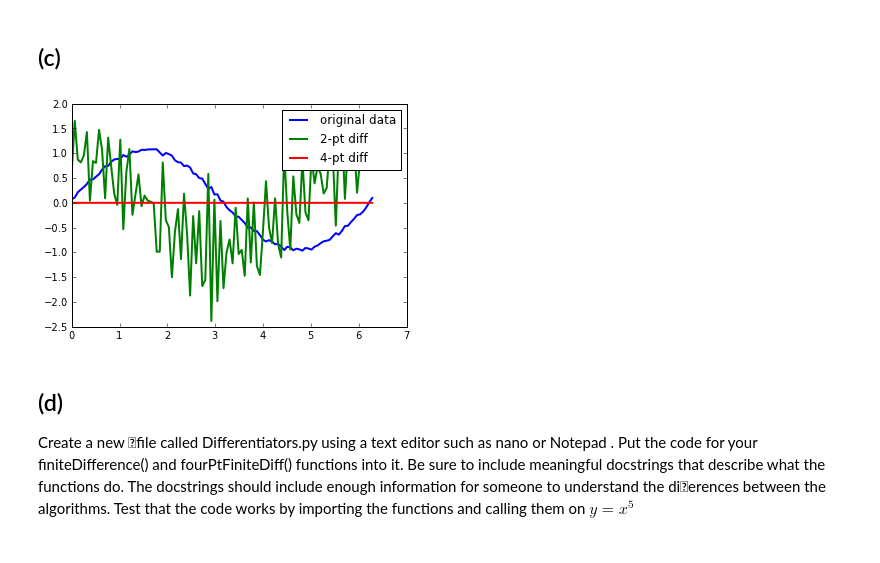
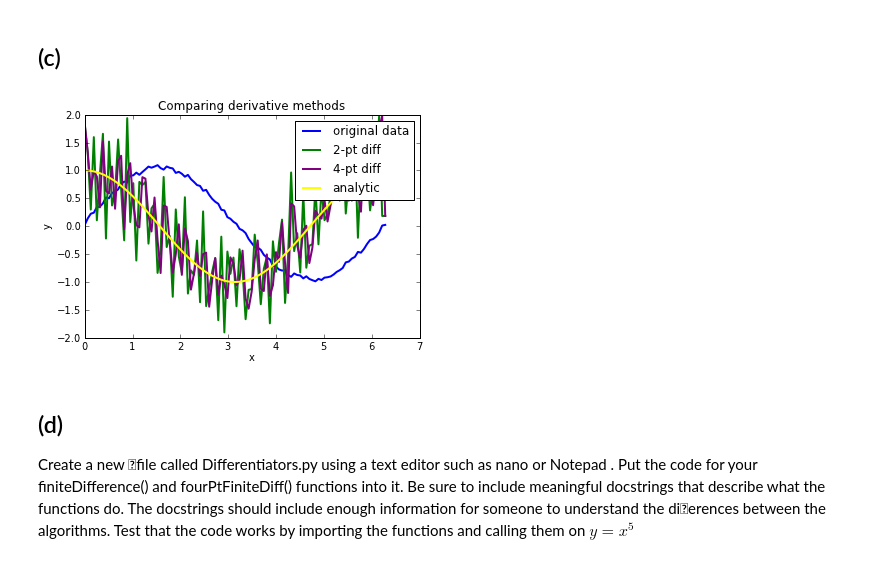
Before and after one commit to ssteeper/PHYS-202-13, a Jupyter notebook: week4/InterpAndDiffEx3.ipynb, the cells around one changed output. Cells and saved outputs as stored; diff of their text form; code cells hidden in the pictures.

```diff
--- a/week4/InterpAndDiffEx3.ipynb
+++ b/week4/InterpAndDiffEx3.ipynb
@@ -162,7 +164,7 @@ arrays.
 # %%
 def finiteDifference(x,y):
     """takes two arrays, x and y, and returns the derivative of y with respect to x, dydx"""
-    dydx1 = zeros(y.shape,float)
+    dydx1 = zeros(len(y),float)
     dydx1[:-1] = diff(y)/diff(x)
     dydx1[-1] = (y[-1] - y[-2])/(x[-1] - x[-2])
     return dydx1
@@ -282,23 +284,31 @@ fourPtFiniteDiff(x,y)
 that computes the derivative using the higher order method above. Test that it works for
 $y=5$
 and plot the percent error from the analytical result.
-# %%
-def fourPtFiniteDiff(x,y):
-    dydx=np.zeros(x.shape,float)
-    h=2*pi/100
-    dydx[2:-2] = (y[-2] - 8*y[-1] + 8*y[1] - y[2])/12*h
-    return dydx
+# %%
+def fourPtFiniteDiff(x,y):
+    """Returns derivative dydx using four point diff method"""
+    dydx = zeros(len(y), float)
+    dydx[2:-2] = (y[0:-4]-(8*y[1:-3]) + (8*y[3:-1])-y[4:])/(12*(x[3]-x[2]))
+    dydx[0] = (y[1]-y[0])/(x[1]-x[0])
+    dydx[1] = (y[2]-y[1])/(x[2]-x[1])
+    dydx[-2] = (y[-2]-y[-3])/(x[-2]-x[-3])
+    dydx[-1] = (y[-1]-y[-2])/(x[-1]-x[-2])
+    return dydx
 # %% [markdown]
 (c)
 -
 # %%
 plot(x,y, label='original data', lw=2)
 plot(x,finiteDifference(x,y), label='2-pt diff', lw=2)
-plot(x,fourPtFiniteDiff(x,y), label='4-pt diff', lw=2)
+plot(x,fourPtFiniteDiff(x,y), label='4-pt diff', c='purple', lw=2)
+plot(x,cos(x), label='analytic', c='yellow', lw =2)
+title('Comparing derivative methods')
+ylabel('y')
+xlabel('x')
 legend()
 show()
 # %% [output]
-[figure, old version]
+[figure, new version]
 # %% [markdown]
 (d)
 -
```
Also changed, not shown: parts of 5 cells of this notebook.
